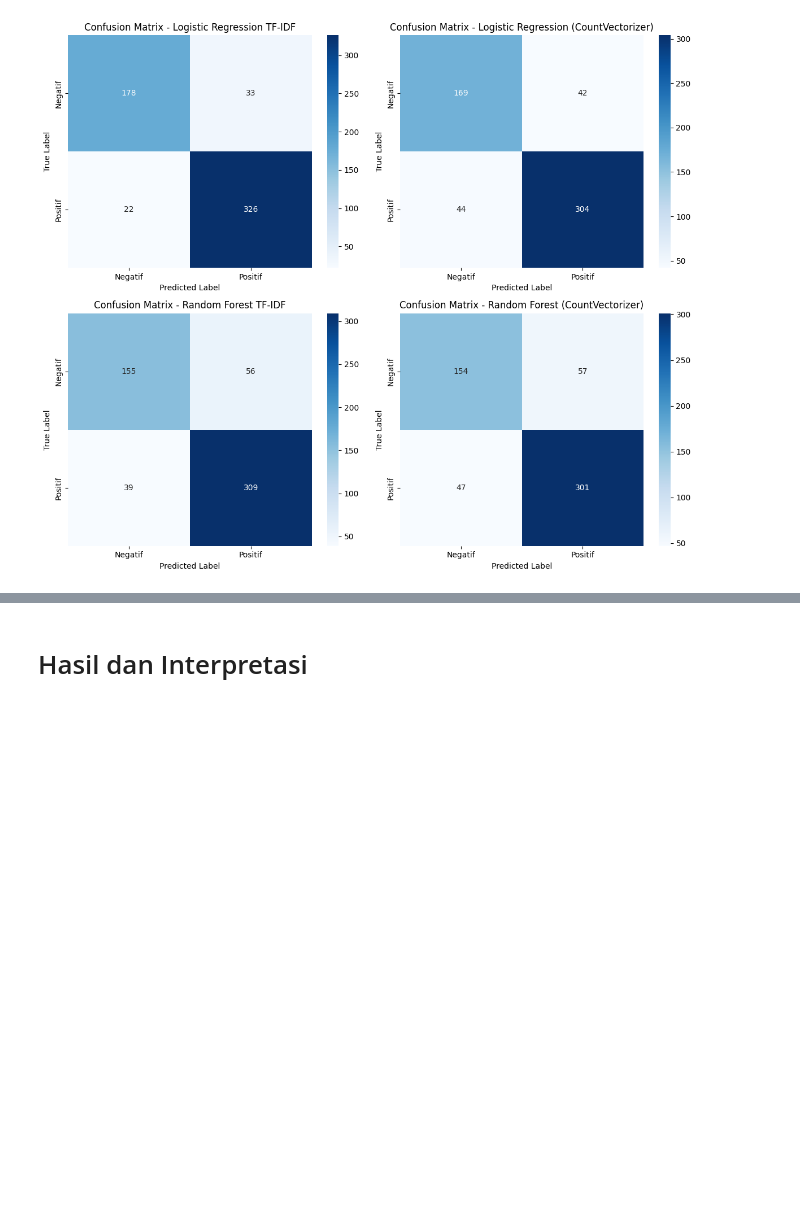
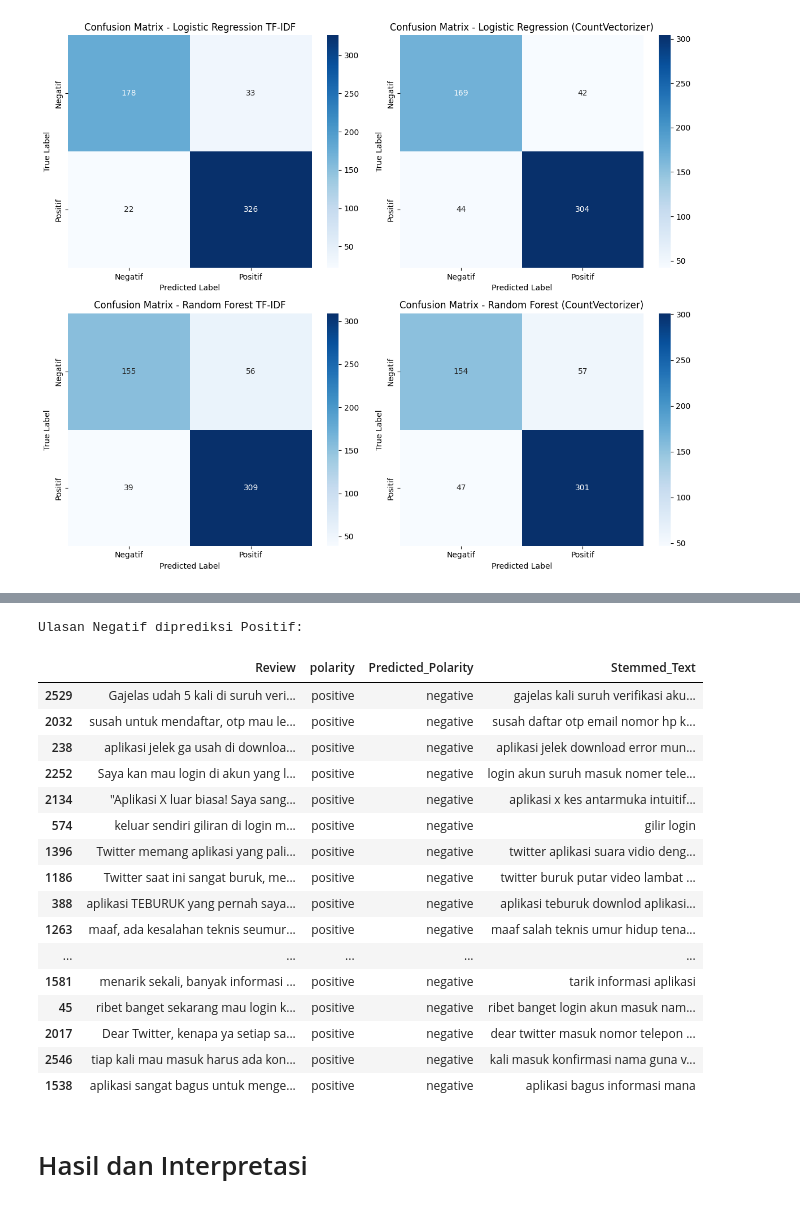
Before and after one commit to hilmanfaujiabdilah/proyek-sentimen-analisis-x, a Jupyter notebook: Sentimen_Analisis_X_di_Google_Play_SMOTE.ipynb, the cells around one changed output, grey strips where cells are left out. Saved outputs shown, nothing was run; the diff lists cells and outputs as text; code cells hidden in the pictures; blank space fills up the shorter version.

```diff
--- a/Sentimen_Analisis_X_di_Google_Play_SMOTE.ipynb
+++ b/Sentimen_Analisis_X_di_Google_Play_SMOTE.ipynb
@@ -1036,3 +1080,30 @@ plt.show()
+# %%
+positive_predicted_negative = misclassified_reviews[
+    (misclassified_reviews['polarity'] == 'positive') &
+    (misclassified_reviews['Predicted_Polarity'] == 'negative')
+]
+
+print("Ulasan Negatif diprediksi Positif:")
+display(positive_predicted_negative[['Review', 'polarity', 'Predicted_Polarity', 'Stemmed_Text']])
+# %% [output]
+Ulasan Negatif diprediksi Positif:
+|  | Review | polarity | Predicted_Polarity | Stemmed_Text |
+| 2529 | Gajelas udah 5 kali di suruh veri... | positive | negative | gajelas kali suruh verifikasi aku... |
+| 2032 | susah untuk mendaftar, otp mau le... | positive | negative | susah daftar otp email nomor hp k... |
+| 238 | aplikasi jelek ga usah di downloa... | positive | negative | aplikasi jelek download error mun... |
+| 2252 | Saya kan mau login di akun yang l... | positive | negative | login akun suruh masuk nomer tele... |
+| 2134 | "Aplikasi X luar biasa! Saya sang... | positive | negative | aplikasi x kes antarmuka intuitif... |
+| 574 | keluar sendiri giliran di login m... | positive | negative | gilir login |
+| 1396 | Twitter memang aplikasi yang pali... | positive | negative | twitter aplikasi suara vidio deng... |
+| 1186 | Twitter saat ini sangat buruk, me... | positive | negative | twitter buruk putar video lambat ... |
+| 388 | aplikasi TEBURUK yang pernah saya... | positive | negative | aplikasi teburuk downlod aplikasi... |
+| 1263 | maaf, ada kesalahan teknis seumur... | positive | negative | maaf salah teknis umur hidup tena... |
+| ... | ... | ... | ... | ... |
+| 1581 | menarik sekali, banyak informasi ... | positive | negative | tarik informasi aplikasi |
+| 45 | ribet banget sekarang mau login k... | positive | negative | ribet banget login akun masuk nam... |
+| 2017 | Dear Twitter, kenapa ya setiap sa... | positive | negative | dear twitter masuk nomor telepon ... |
+| 2546 | tiap kali mau masuk harus ada kon... | positive | negative | kali masuk konfirmasi nama guna v... |
+| 1538 | aplikasi sangat bagus untuk menge... | positive | negative | aplikasi bagus informasi mana |
 # %% [markdown]
 # Hasil dan Interpretasi
 # %% [markdown]
```
Also changed, not shown: parts of 7 cells of this notebook.
